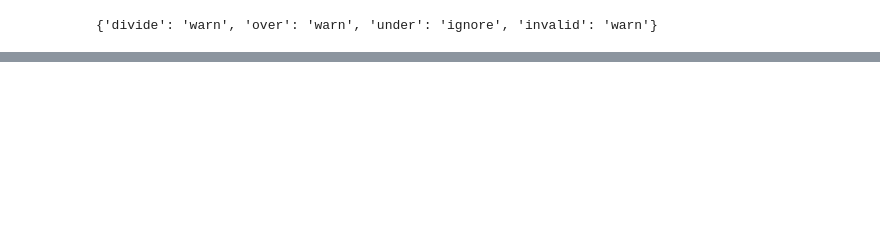
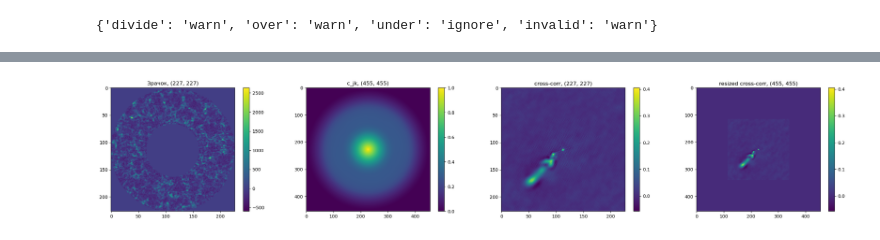
Before and after one commit to AntonMate/domecam, a Jupyter notebook: curvefitting.ipynb, the cells around one changed output, grey strips where cells are left out. Saved outputs shown, nothing was run; the diff lists cells and outputs as text; code cells hidden in the pictures; blank space fills up the shorter version.

```diff
--- a/curvefitting.ipynb
+++ b/curvefitting.ipynb
@@ -84,0 +68,28 @@ xdata2 shape: (2, 458)
+# %%
+pupil = np.loadtxt('C:/astro/data.gz')
+data_corr = np.loadtxt('C:/astro/data_corr.gz')
+a = int(2*pupil.shape[0]+2 - data_corr.shape[0])//2
+b = int(2*pupil.shape[1]+2 - data_corr.shape[1])//2
+data = np.pad(data_corr, ((a, a), (b, b)), 'constant', constant_values=(0))
+
+fig, (ax, ax2, ax3, ax4) = plt.subplots(1, 4, figsize=(30, 5))
+
+fig.colorbar(ax.imshow(pupil), ax = ax)
+ax.grid(False)
+ax.set_title(f'Зрачок, {pupil.shape}')
+
+fig.colorbar(ax2.imshow(c_jk(pupil, pupil.shape[0])), ax=ax2)
+ax2.grid(False)
+ax2.set_title(f'c_jk, {c_jk(pupil, pupil.shape[0]).shape}')
+
+fig.colorbar(ax3.imshow(data_corr), ax=ax3)
+ax3.grid(False)
+ax3.set_title(f'cross-corr, {data_corr.shape}')
+
+fig.colorbar(ax4.imshow(data), ax=ax4)
+ax4.grid(False)
+ax4.set_title(f'resized cross-corr, {data.shape}')
+
+print(' ')
+# %% [output]
+[figure, added]
```
Also changed, not shown: parts of 7 cells of this notebook, 2 other files.
